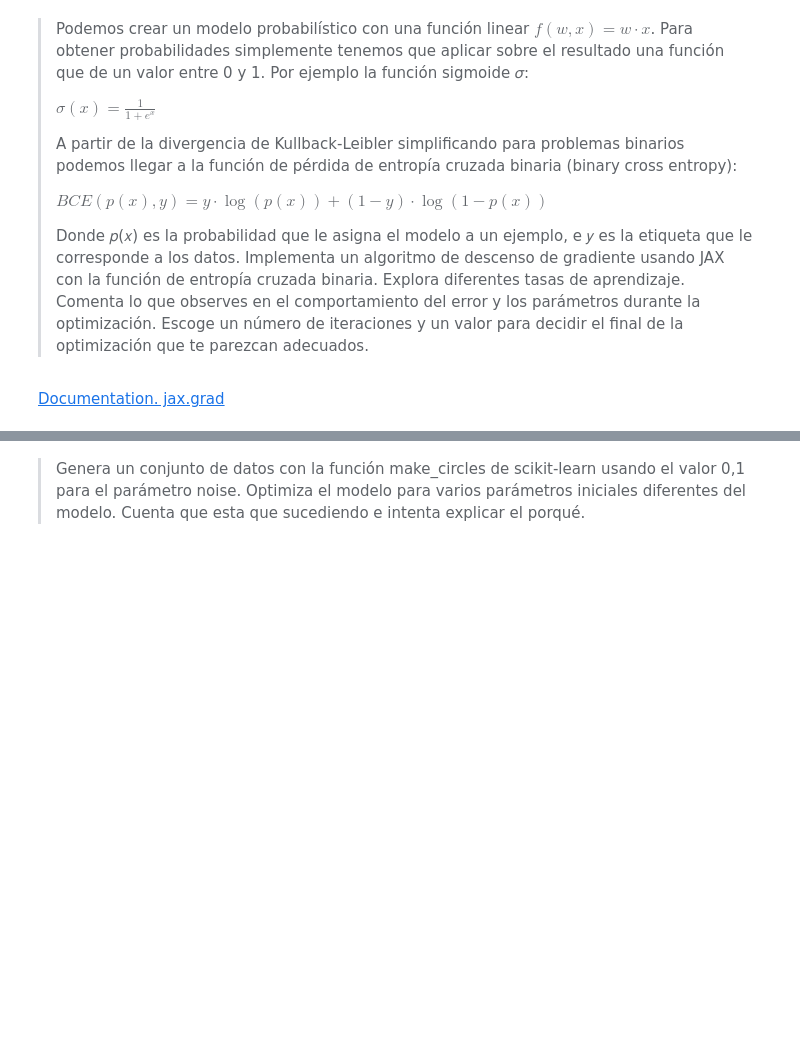
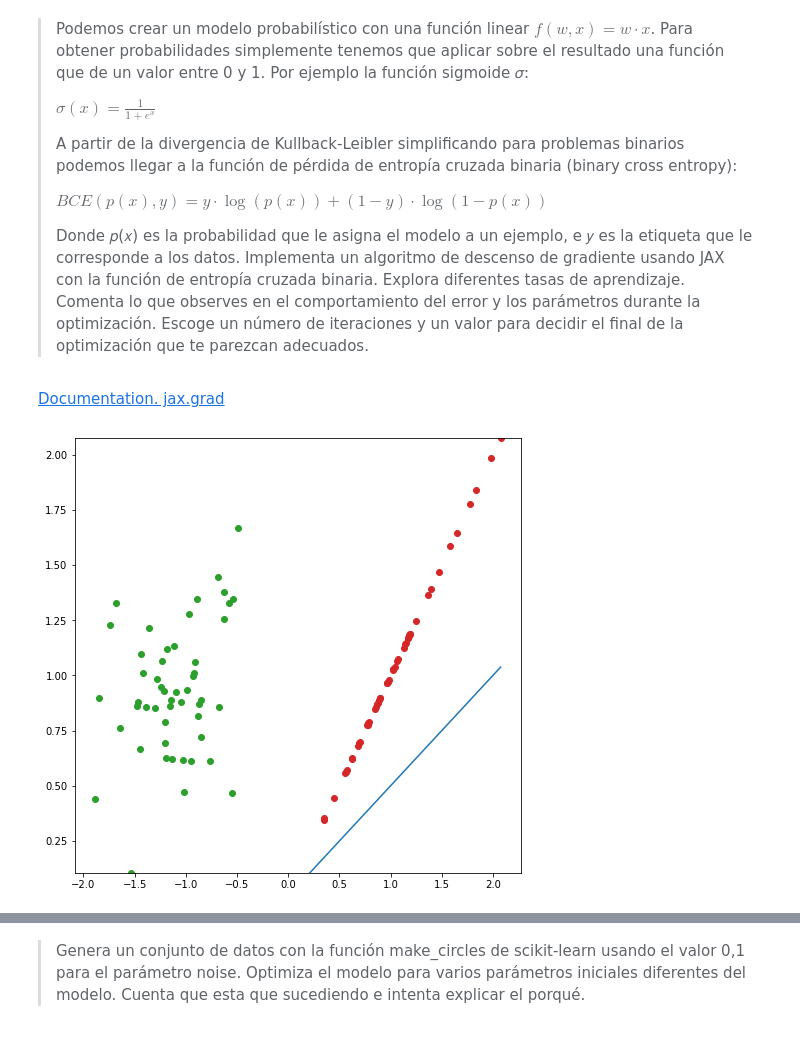
Before and after one commit to IFibla/Aprenentatge-Automatic, a Jupyter notebook: Problema 1/Individual-¿Kullback-que?/main.ipynb, the cells around one changed output, grey strips where cells are left out. Saved outputs shown, nothing was run; the diff lists cells and outputs as text; code cells hidden in the pictures; blank space fills up the shorter version.

```diff
--- a/Problema 1/Individual-¿Kullback-que?/main.ipynb
+++ b/Problema 1/Individual-¿Kullback-que?/main.ipynb
@@ -146,6 +188,11 @@ plot_binary_scatters(f_scat, t_scat)
 > Donde 𝑝(𝑥) es la probabilidad que le asigna el modelo a un ejemplo, e 𝑦 es la etiqueta que le corresponde a los datos. Implementa un algoritmo de descenso de gradiente usando JAX con la función de entropía cruzada binaria. Explora diferentes tasas de aprendizaje. Comenta lo que observes en el comportamiento del error y los parámetros durante la optimización. Escoge un número de iteraciones y un valor para decidir el final de la optimización que te parezcan adecuados.
 # %% [markdown]
 [Documentation. jax.grad](https://jax.readthedocs.io/en/latest/_autosummary/jax.grad.html)
+# %%
+init_val = 0.5 #@param {type:"slider", min:0.5, max:10, step:0.1}
+plot_scatter(b_sample_prob, b_sample_label, init_val)
+# %% [output]
+[figure, added]
 # %%
 c_dataset = np.array([[x[0], x[1], y] for x, y in zip(b_sample_prob, b_sample_label)])
 # %%
```
Also changed, not shown: parts of 42 cells of this notebook.
